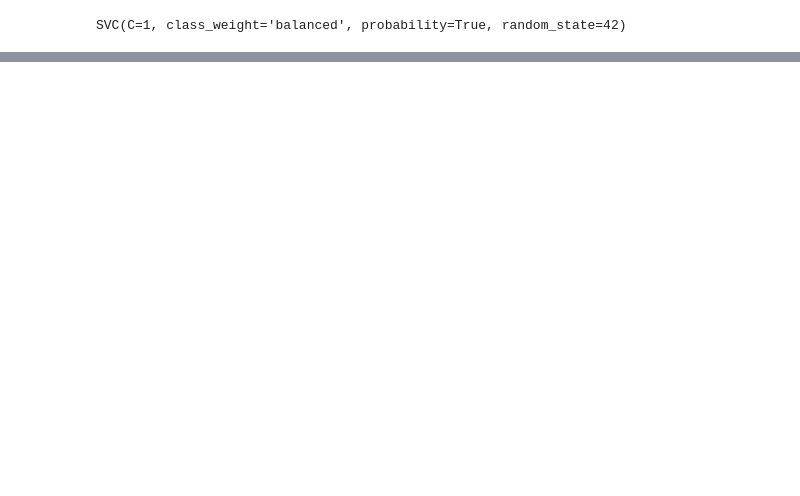
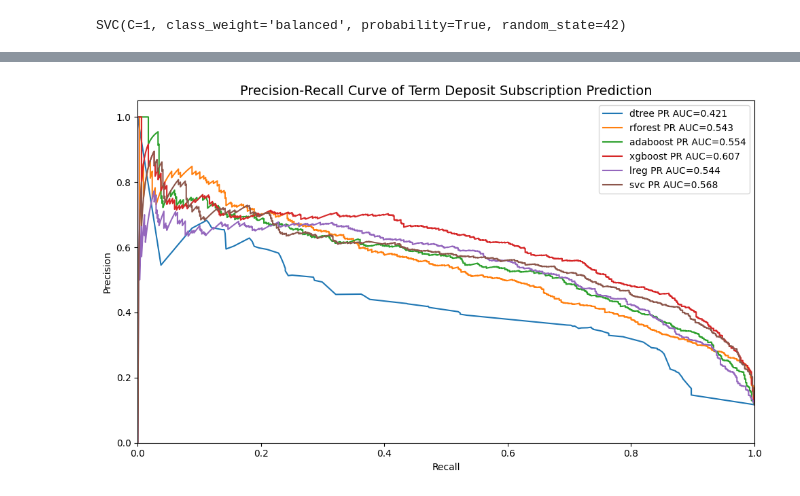
Before and after one commit to JiraLeelas/Bank-Term-Deposit-Prediction, a Jupyter notebook: bank_marketing_modelling.ipynb, the cells around one changed output, grey strips where cells are left out. Saved outputs shown, nothing was run; the diff lists cells and outputs as text; code cells hidden in the pictures; blank space fills up the shorter version.

```diff
--- a/bank_marketing_modelling.ipynb
+++ b/bank_marketing_modelling.ipynb
@@ -659,7 +740,7 @@ fig = plt.figure(figsize =(10, 6))
 for entry in roc_data:
     plt.plot(
         entry["fpr"], entry["tpr"],
-        label=f'{entry["model"]} AUC = {round(entry["auc"] * 100, 2)}%'
+        label=f'{entry["model"]} AUC={round(entry["auc"], 4)}'
     )
 plt.plot([0, 1], [0, 1], linestyle="--", color="gray")
 plt.title("Models ROC Curve fo Term Deposit Subscription Prediction", fontsize=14)
@@ -669,5 +750,6 @@ plt.margins(x=0, y=0) # set every margin to 0
 plt.ylim(0, 1.05) # extend to get a gap on top
 plt.tight_layout()
 plt.legend()
+# plt.savefig(".//md_plots//roc-curve.png", bbox_inches="tight")
 plt.show();
 # %% [output]
@@ -674,0 +762,19 @@ plt.show();
+# %%
+### Compare result for multiple models - ROC Curve
+fig = plt.figure(figsize =(10, 6))
+for entry in pr_data:
+    plt.plot(
+        entry["recall"], entry["precision"],
+        label=f"{entry['model']} PR AUC={entry['auc_pr']:.3f}"
+    )
+plt.title("Precision-Recall Curve of Term Deposit Subscription Prediction", fontsize=14)
+plt.xlabel("Recall", fontsize=10)
+plt.ylabel("Precision", fontsize=10)
+plt.margins(x=0, y=0) # set every margin to 0
+plt.ylim(0, 1.05) # extend to get a gap on top
+plt.tight_layout()
+plt.legend()
+# plt.savefig(".//md_plots//pr-curve.png", bbox_inches="tight")
+plt.show();
+# %% [output]
+[figure, added]
```
Also changed, not shown: parts of 59 cells of this notebook, 8 other files.
